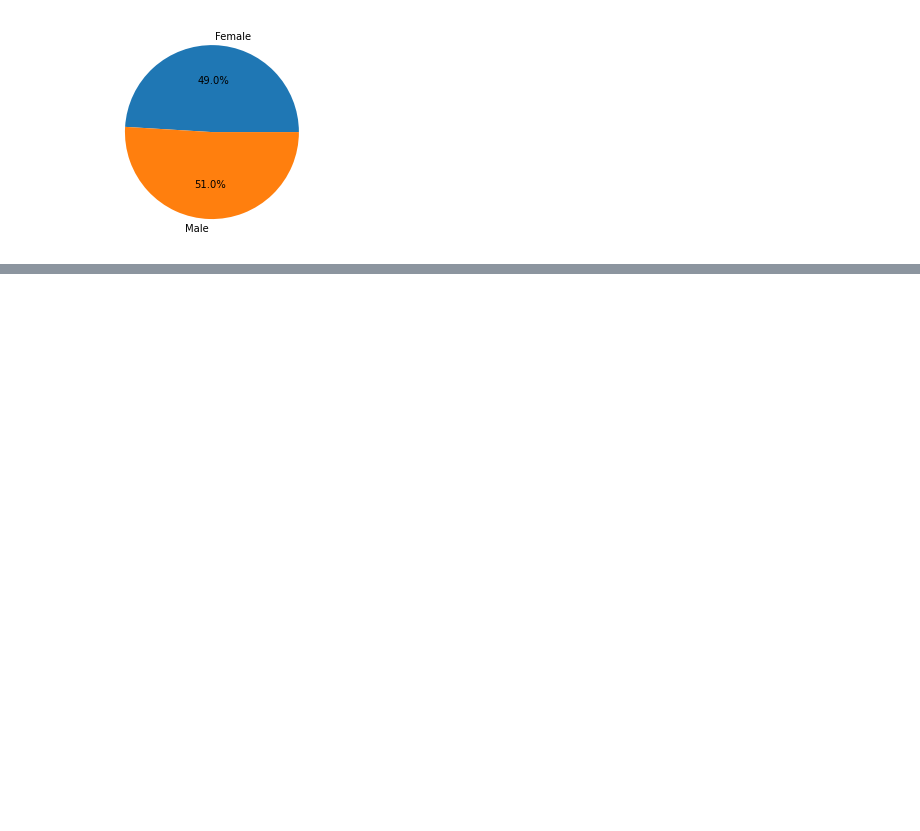
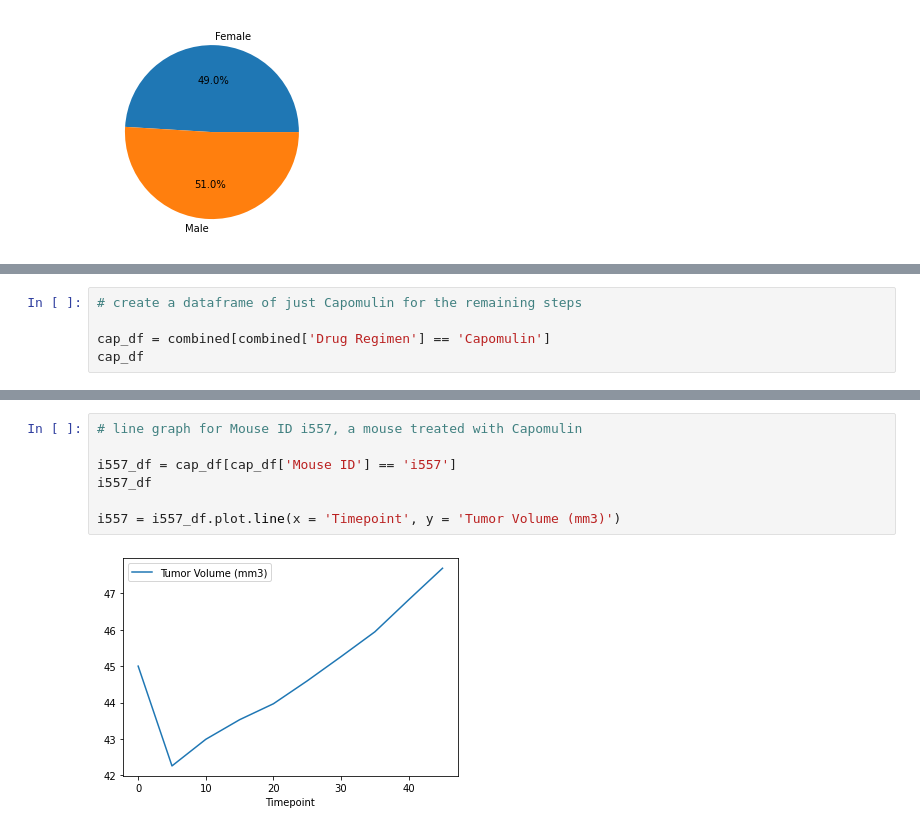
Before and after one commit to KStrange89/matplotlib_power, a Jupyter notebook: Cancer Mouse.ipynb, the cells around one changed output, grey strips where cells are left out. Drawn from its saved outputs; the diff is of its cells as text; blank space fills up the shorter version.

```diff
--- a/Cancer Mouse.ipynb
+++ b/Cancer Mouse.ipynb
@@ -335,0 +344,5 @@ boxplot = drug_df.boxplot(column = ['Tumor Volume (mm3)'], \
+# %%
+# create a dataframe of just Capomulin for the remaining steps
+
+cap_df = combined[combined['Drug Regimen'] == 'Capomulin']
+cap_df
@@ -335,0 +363,9 @@ boxplot = drug_df.boxplot(column = ['Tumor Volume (mm3)'], \
+# %%
+# line graph for Mouse ID i557, a mouse treated with Capomulin
+
+i557_df = cap_df[cap_df['Mouse ID'] == 'i557']
+i557_df
+
+i557 = i557_df.plot.line(x = 'Timepoint', y = 'Tumor Volume (mm3)')
+# %% [output]
+[figure, added]
```
Also changed, not shown: parts of 12 cells of this notebook.
